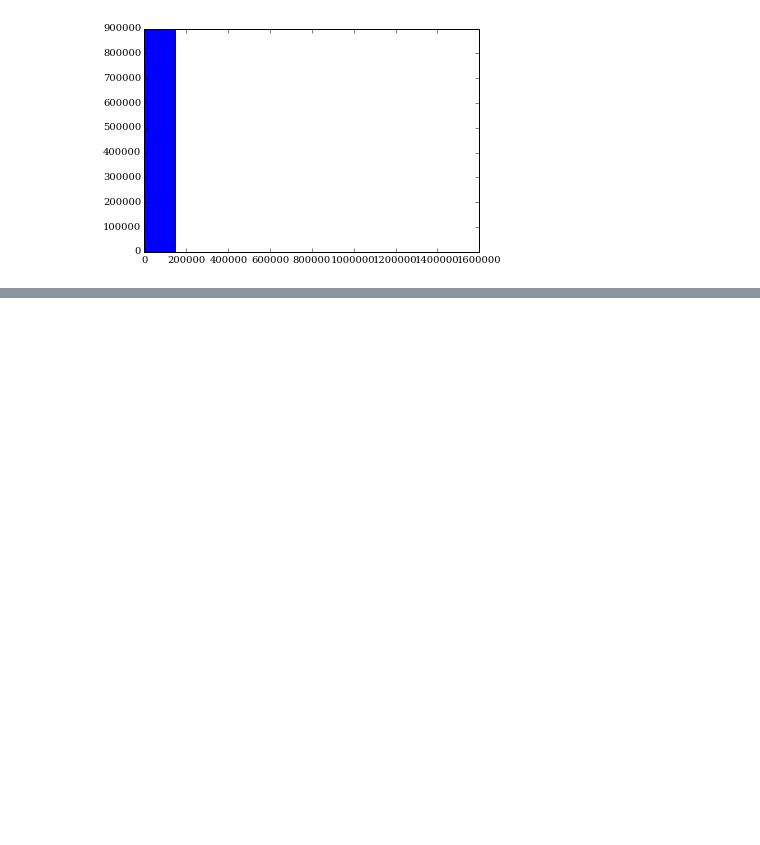
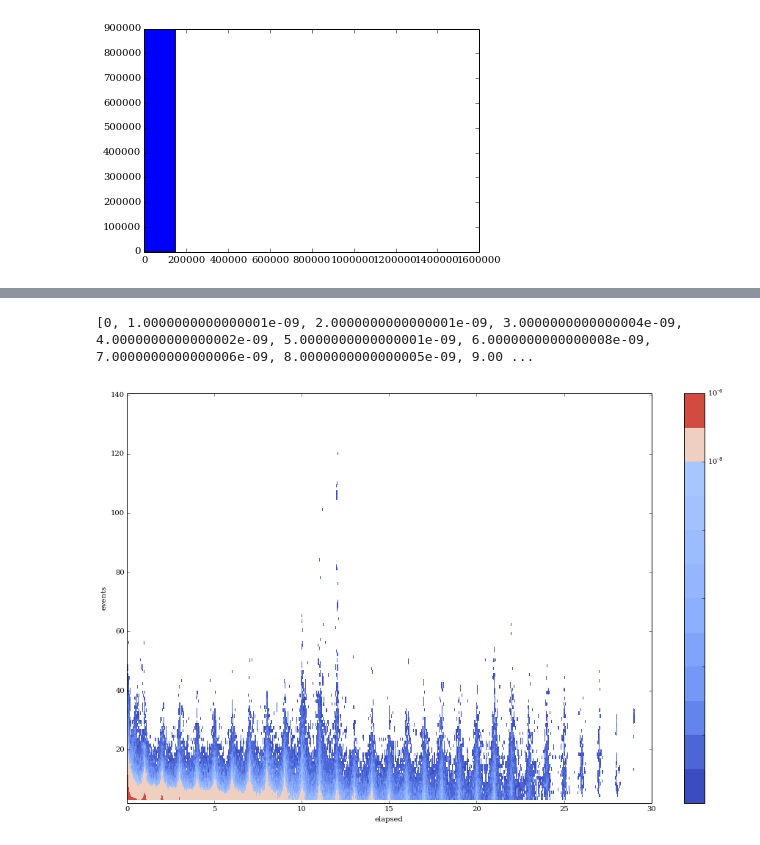
Before and after one commit to ehacinom/work16-logistic, a Jupyter notebook: logistic_v1.ipynb, the cells around one changed output, grey strips where cells are left out. Cells and saved outputs as stored; diff of their text form; code cells hidden in the pictures; blank space fills up the shorter version.

```diff
--- a/logistic_v1.ipynb
+++ b/logistic_v1.ipynb
@@ -425,0 +479,12 @@ ValueError: shape mismatch: two or more arrays have incompatible dimensions on a
+# %%
+fig, ax = plt.subplots(figsize=(16,10))
+contours = [0] + list(1e-9 * np.arange(1,11)) + [1e-7,1e-6]
+print contours
+im = ax.contourf(xx, yy, zz.T, contours, norm=matplotlib.colors.LogNorm(), cmap=plt.cm.coolwarm)
+ax.set_xlabel('elapsed')
+ax.set_ylabel('events')
+fig.colorbar(im)
+plt.show()
+# %% [output]
+[0, 1.0000000000000001e-09, 2.0000000000000001e-09, 3.0000000000000004e-09, 4.0000000000000002e-09, 5.0000000000000001e-09, 6.0000000000000008e-09, 7.0000000000000006e-09, 8.0000000000000005e-09, 9.00 ...
+[figure, added]
```
Also changed, not shown: parts of 20 cells of this notebook.
